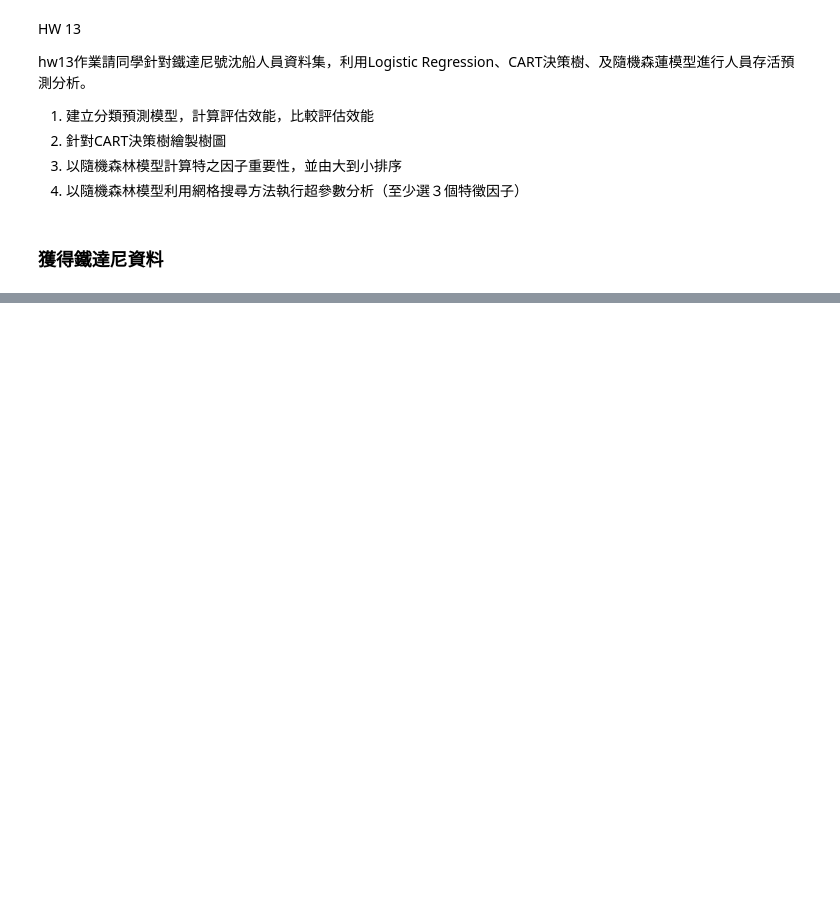
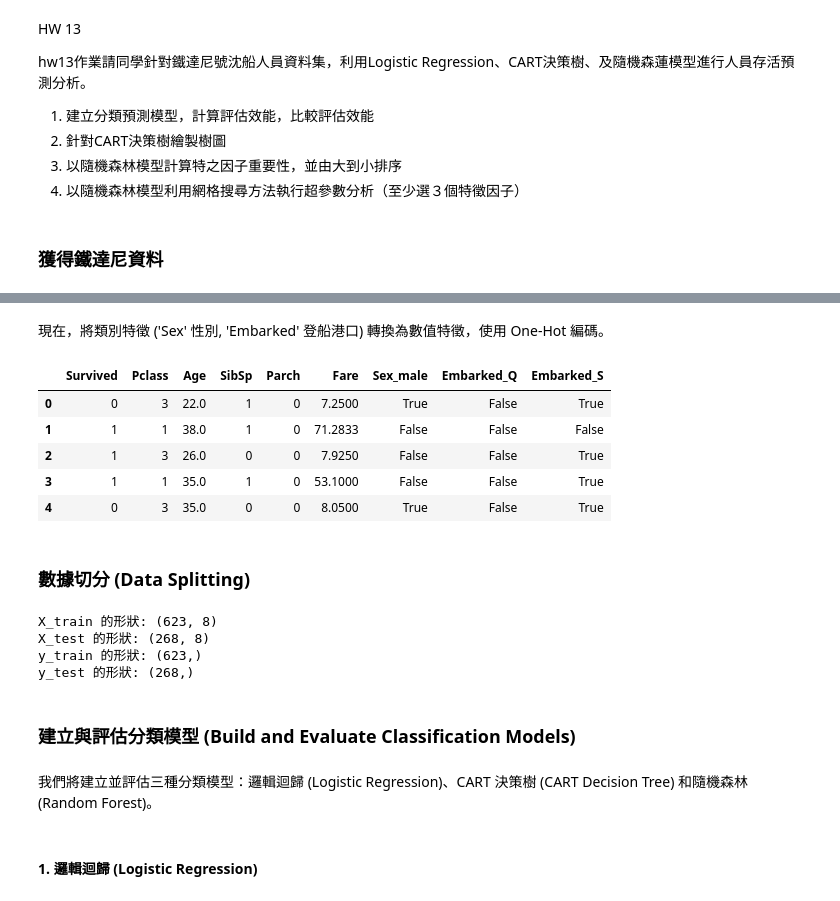
Before and after one commit to mcu2026/hw13-521-MilkTea-Henry, a Jupyter notebook: hw13.ipynb, the cells around one changed output, grey strips where cells are left out. Drawn from its saved outputs; the diff is of its cells as text; code cells hidden in the pictures; blank space fills up the shorter version.

```diff
--- a/hw13.ipynb
+++ b/hw13.ipynb
@@ -30,0 +62,15 @@ Using Colab cache for faster access to the 'titanic-dataset' dataset.
+# %%
+# 刪除 'Cabin' (客艙), 'Name' (姓名), 'Ticket' (票號) 和 'PassengerId' (乘客ID) 欄位
+# 使用 errors='ignore' 以避免在欄位已不存在時報錯
+df = df.drop(columns=['Cabin', 'Name', 'Ticket', 'PassengerId'], errors='ignore')
+
+# 使用中位數插補 'Age' (年齡) 的缺失值
+df['Age'].fillna(df['Age'].median(), inplace=True)
+
+# 使用眾數插補 'Embarked' (登船港口) 的缺失值
+# 檢查 'Embarked' 欄位是否存在且有缺失值，避免重複處理或欄位不存在時報錯
+if 'Embarked' in df.columns and df['Embarked'].isnull().any():
+    df['Embarked'].fillna(df['Embarked'].mode()[0], inplace=True)
+
+print('\n處理後的缺失值總數:')
+print(df.isnull().sum())
@@ -30,0 +100,50 @@ Using Colab cache for faster access to the 'titanic-dataset' dataset.
+# %% [markdown]
+現在，將類別特徵 ('Sex' 性別, 'Embarked' 登船港口) 轉換為數值特徵，使用 One-Hot 編碼。
+# %%
+# 使用 One-Hot 編碼將 'Sex' (性別) 和 'Embarked' (登船港口) 轉換為數值型態
+# 創建一個列表來存儲需要進行 one-hot 編碼的類別特徵，並檢查欄位是否存在
+categorical_features_to_encode = []
+if 'Sex' in df.columns:
+    categorical_features_to_encode.append('Sex')
+if 'Embarked' in df.columns:
+    categorical_features_to_encode.append('Embarked')
+
+# 如果有需要編碼的欄位，則執行 One-Hot 編碼
+if categorical_features_to_encode:
+    df = pd.get_dummies(df, columns=categorical_features_to_encode, drop_first=True)
+
+df.head()
+# %% [output]
+|  | Survived | Pclass | Age | SibSp | Parch | Fare | Sex_male | Embarked_Q | Embarked_S |
+| 0 | 0 | 3 | 22.0 | 1 | 0 | 7.2500 | True | False | True |
+| 1 | 1 | 1 | 38.0 | 1 | 0 | 71.2833 | False | False | False |
+| 2 | 1 | 3 | 26.0 | 0 | 0 | 7.9250 | False | False | True |
+| 3 | 1 | 1 | 35.0 | 1 | 0 | 53.1000 | False | False | True |
+| 4 | 0 | 3 | 35.0 | 0 | 0 | 8.0500 | True | False | True |
+# %% [markdown]
+### 數據切分 (Data Splitting)
+# %%
+from sklearn.model_selection import train_test_split
+
+# 定義特徵 (X) 和目標變數 (y)
+X = df.drop('Survived', axis=1)
+y = df['Survived']
+
+# 將數據切分為訓練集和測試集
+X_train, X_test, y_train, y_test = train_test_split(X, y, test_size=0.3, random_state=42)
+
+print(f"X_train 的形狀: {X_train.shape}")
+print(f"X_test 的形狀: {X_test.shape}")
+print(f"y_train 的形狀: {y_train.shape}")
+print(f"y_test 的形狀: {y_test.shape}")
+# %% [output]
+X_train 的形狀: (623, 8)
+X_test 的形狀: (268, 8)
+y_train 的形狀: (623,)
+y_test 的形狀: (268,)
+# %% [markdown]
+### 建立與評估分類模型 (Build and Evaluate Classification Models)
+# %% [markdown]
+我們將建立並評估三種分類模型：邏輯迴歸 (Logistic Regression)、CART 決策樹 (CART Decision Tree) 和隨機森林 (Random Forest)。
+# %% [markdown]
+#### 1. 邏輯迴歸 (Logistic Regression)
```
Also changed, not shown: parts of 19 cells of this notebook.
